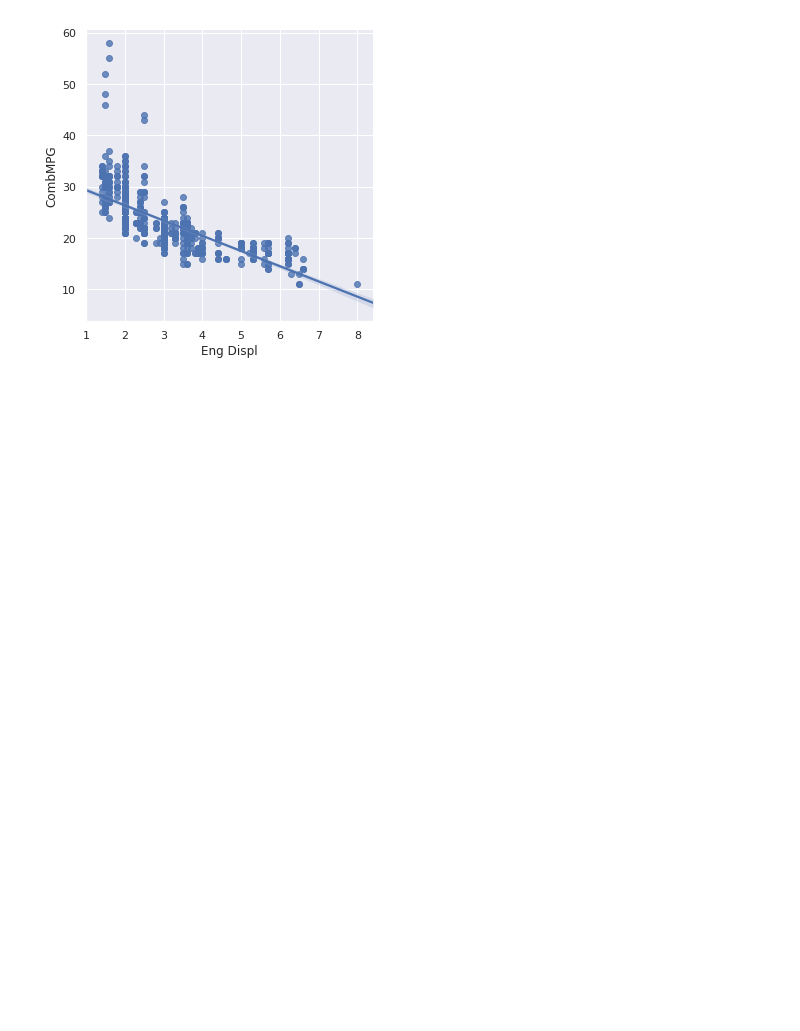
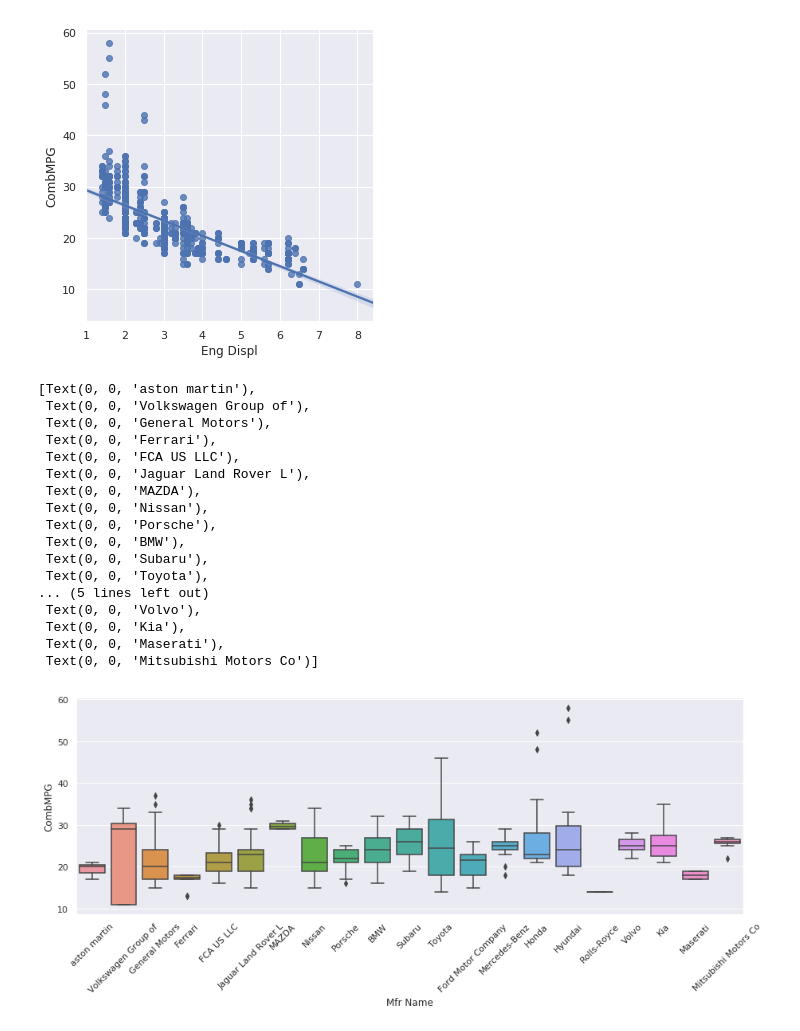
Before and after one commit to SudhakarAnemu/AI-DS-ML-DL-, a Jupyter notebook: jsDSDLMLwithPython_Udemy.ipynb, the cells around one changed output. Cells and saved outputs as stored; diff of their text form; code cells hidden in the pictures; blank space fills up the shorter version.

```diff
--- a/jsDSDLMLwithPython_Udemy.ipynb
+++ b/jsDSDLMLwithPython_Udemy.ipynb
@@ -541,3 +541,26 @@ sns.lmplot(x="Eng Displ", y="CombMPG", data=df)
 # %% [output]
 <seaborn.axisgrid.FacetGrid at 0x...>
 [figure]
+# %%
+sns.set(rc={'figure.figsize':(15,5)})
+ax=sns.boxplot(x='Mfr Name', y='CombMPG', data=df)
+ax.set_xticklabels(ax.get_xticklabels(), rotation=45)
+# %% [output]
+[Text(0, 0, 'aston martin'),
+ Text(0, 0, 'Volkswagen Group of'),
+ Text(0, 0, 'General Motors'),
+ Text(0, 0, 'Ferrari'),
+ Text(0, 0, 'FCA US LLC'),
+ Text(0, 0, 'Jaguar Land Rover L'),
+ Text(0, 0, 'MAZDA'),
+ Text(0, 0, 'Nissan'),
+ Text(0, 0, 'Porsche'),
+ Text(0, 0, 'BMW'),
+ Text(0, 0, 'Subaru'),
+ Text(0, 0, 'Toyota'),
+... (5 lines left out)
+ Text(0, 0, 'Volvo'),
+ Text(0, 0, 'Kia'),
+ Text(0, 0, 'Maserati'),
+ Text(0, 0, 'Mitsubishi Motors Co')]
+[figure, added]
```
Also changed, not shown: parts of 2 cells of this notebook.
